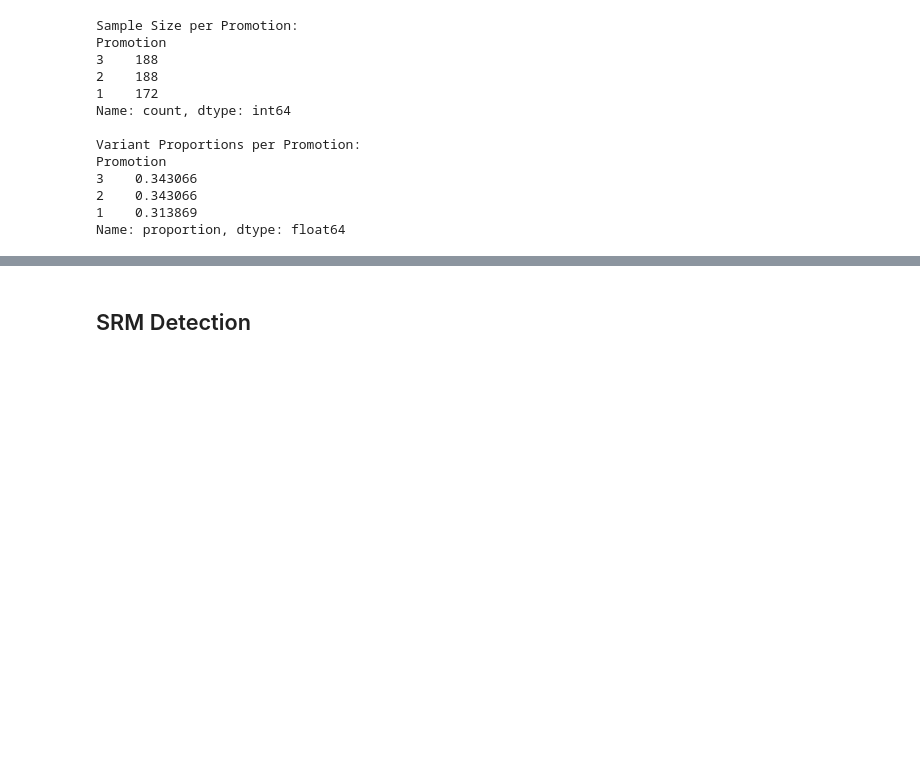
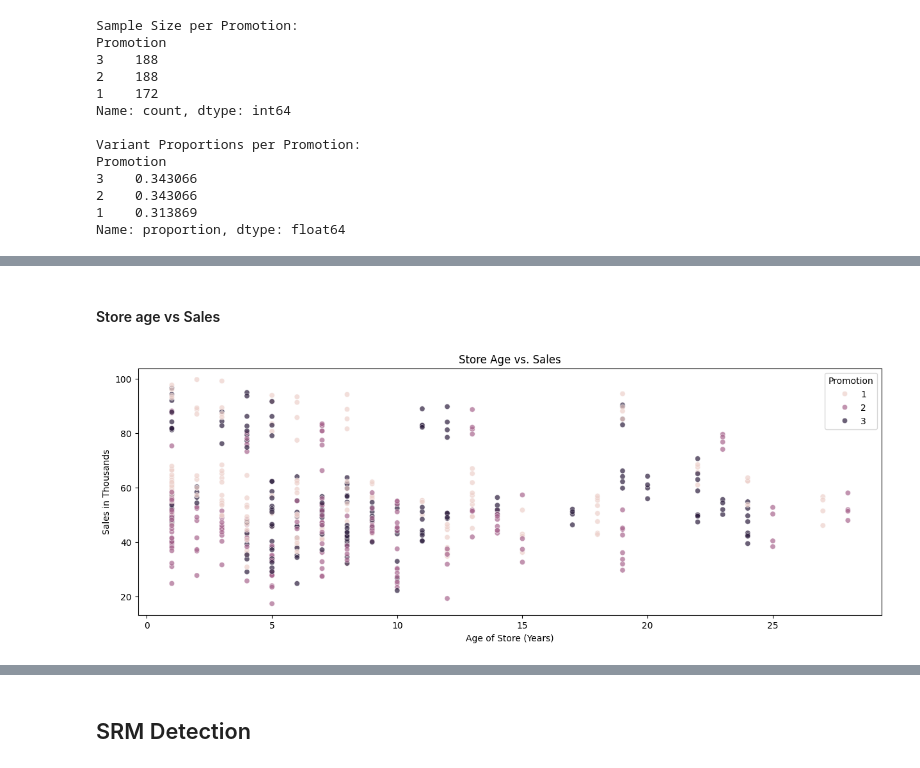
Before and after one commit to bondpapi/Fast-food-Marketing_AB_test, a Jupyter notebook: fastfood_AB_Test.ipynb, the cells around one changed output, grey strips where cells are left out. Saved outputs shown, nothing was run; the diff lists cells and outputs as text; code cells hidden in the pictures; blank space fills up the shorter version.

```diff
--- a/fastfood_AB_Test.ipynb
+++ b/fastfood_AB_Test.ipynb
@@ -97,0 +175,11 @@ Name: proportion, dtype: float64
+# %% [markdown]
+#### Store age vs Sales
+# %%
+plt.figure(figsize=(15, 5))
+sns.scatterplot(x="AgeOfStore", y="SalesInThousands", hue="Promotion", data=df, alpha=0.7)
+plt.xlabel("Age of Store (Years)")
+plt.ylabel("Sales in Thousands")
+plt.title("Store Age vs. Sales")
+plt.show()
+# %% [output]
+[figure, added]
```
Also changed, not shown: parts of 46 cells of this notebook.
